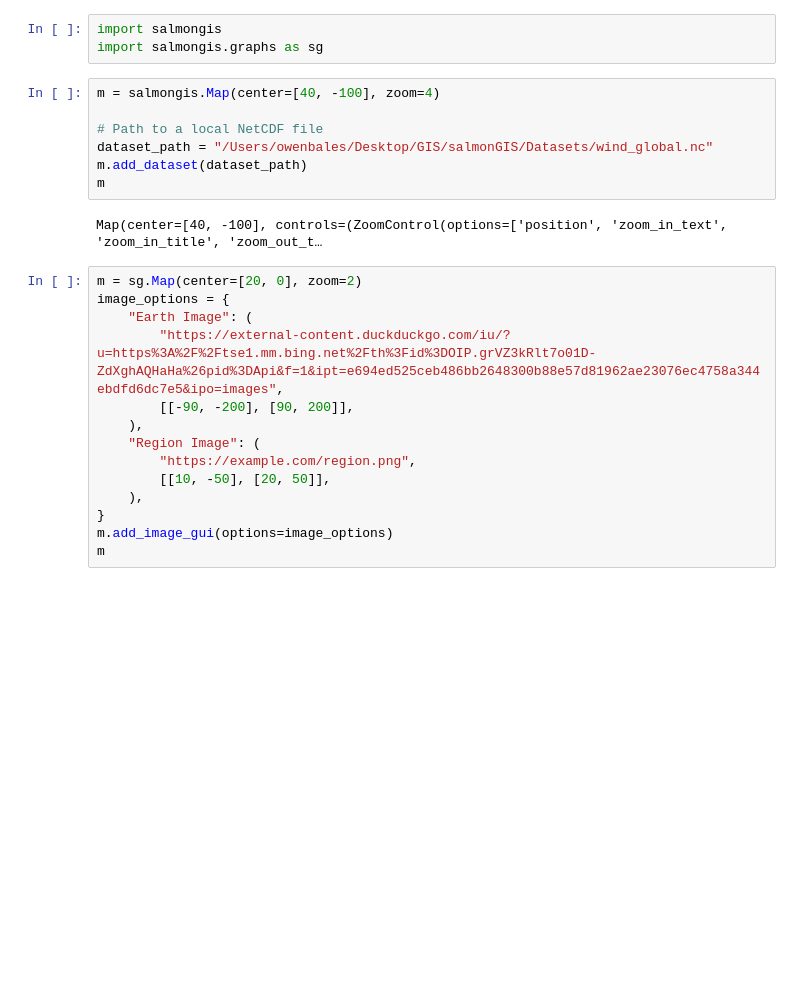
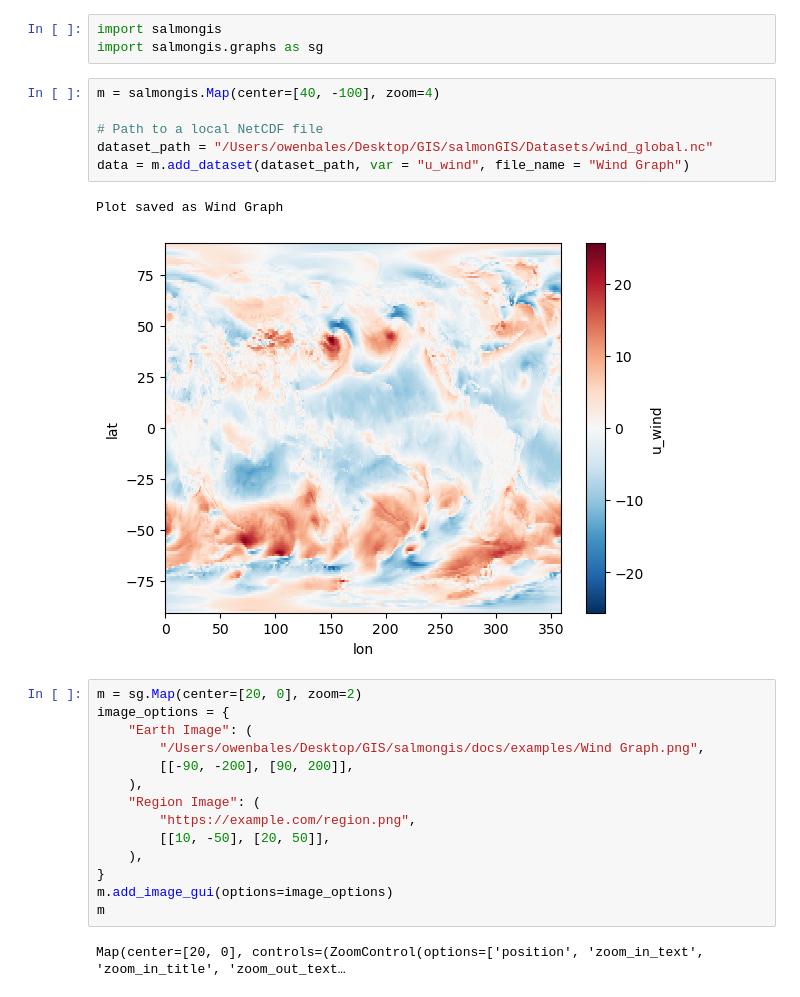
Before and after one commit to GISCreations/salmongis, a Jupyter notebook: docs/examples/intro.ipynb, the cells around one changed output. Cells and saved outputs as stored; diff of their text form; blank space fills up the shorter version.

Commit message:
added add_dataset command

```diff
--- a/docs/examples/intro.ipynb
+++ b/docs/examples/intro.ipynb
@@ -4,17 +4,17 @@ import salmongis.graphs as sg
 # %%
 m = salmongis.Map(center=[40, -100], zoom=4)
 
 # Path to a local NetCDF file
 dataset_path = "/Users/owenbales/Desktop/GIS/salmonGIS/Datasets/wind_global.nc"
-m.add_dataset(dataset_path)
-m
+data = m.add_dataset(dataset_path, var = "u_wind", file_name = "Wind Graph")
 # %% [output]
-Map(center=[40, -100], controls=(ZoomControl(options=['position', 'zoom_in_text', 'zoom_in_title', 'zoom_out_t…
+Plot saved as Wind Graph
+[figure, added]
 # %%
 m = sg.Map(center=[20, 0], zoom=2)
 image_options = {
     "Earth Image": (
-        "https://external-content.duckduckgo.com/iu/?u=https%3A%2F%2Ftse1.mm.bing.net%2Fth%3Fid%3DOIP.grVZ3kRlt7o01D-ZdXghAQHaHa%26pid%3DApi&f=1&ipt=e694ed525ceb486bb2648300b88e57d81962ae23076ec4758a344ebdfd6dc7e5&ipo=images",
+        "/Users/owenbales/Desktop/GIS/salmongis/docs/examples/Wind Graph.png",
         [[-90, -200], [90, 200]],
     ),
     "Region Image": (
@@ -24,3 +24,5 @@ image_options = {
 }
 m.add_image_gui(options=image_options)
 m
+# %% [output]
+Map(center=[20, 0], controls=(ZoomControl(options=['position', 'zoom_in_text', 'zoom_in_title', 'zoom_out_text…
```
Also changed, not shown: 2 other files.
